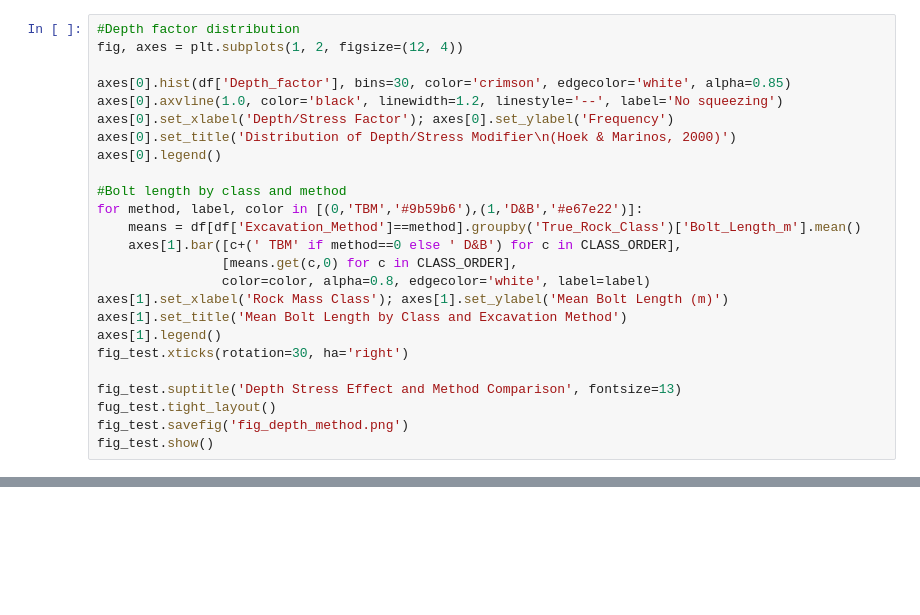
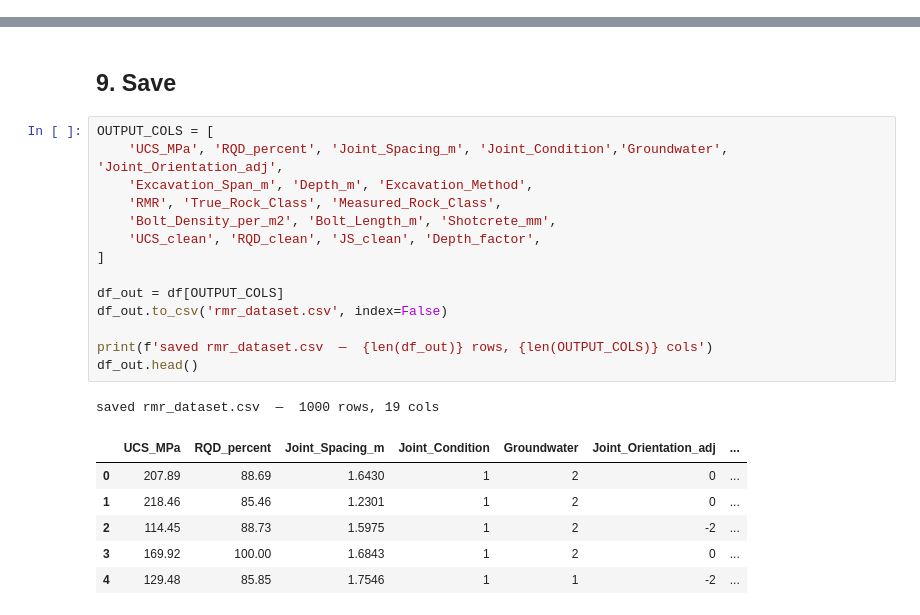
Before and after one commit to sayanmondal31694-sys/rmr-tunnel-support-designer-app, a Jupyter notebook: rmr_dataset_generator.ipynb, the cells around one changed output, grey strips where cells are left out. Drawn from its saved outputs; the diff is of its cells as text; blank space fills up the shorter version.

```diff
--- a/rmr_dataset_generator.ipynb
+++ b/rmr_dataset_generator.ipynb
@@ -457,25 +0,0 @@ NameError: name 'fig_test' is not defined
-# %%
-#Depth factor distribution
-fig, axes = plt.subplots(1, 2, figsize=(12, 4))
-
-axes[0].hist(df['Depth_factor'], bins=30, color='crimson', edgecolor='white', alpha=0.85)
-axes[0].axvline(1.0, color='black', linewidth=1.2, linestyle='--', label='No squeezing')
-axes[0].set_xlabel('Depth/Stress Factor'); axes[0].set_ylabel('Frequency')
-axes[0].set_title('Distribution of Depth/Stress Modifier\n(Hoek & Marinos, 2000)')
-axes[0].legend()
-
-#Bolt length by class and method
-for method, label, color in [(0,'TBM','#9b59b6'),(1,'D&B','#e67e22')]:
-    means = df[df['Excavation_Method']==method].groupby('True_Rock_Class')['Bolt_Length_m'].mean()
-    axes[1].bar([c+(' TBM' if method==0 else ' D&B') for c in CLASS_ORDER],
-                [means.get(c,0) for c in CLASS_ORDER],
-                color=color, alpha=0.8, edgecolor='white', label=label)
-axes[1].set_xlabel('Rock Mass Class'); axes[1].set_ylabel('Mean Bolt Length (m)')
-axes[1].set_title('Mean Bolt Length by Class and Excavation Method')
-axes[1].legend()
-fig_test.xticks(rotation=30, ha='right')
-
-fig_test.suptitle('Depth Stress Effect and Method Comparison', fontsize=13)
-fug_test.tight_layout()
-fig_test.savefig('fig_depth_method.png')
-fig_test.show()
@@ -584,0 +567,24 @@ df_out.to_csv('rmr_dataset.csv', index=False)
+# %% [markdown]
+## 9. Save
+# %%
+OUTPUT_COLS = [
+    'UCS_MPa', 'RQD_percent', 'Joint_Spacing_m', 'Joint_Condition','Groundwater', 'Joint_Orientation_adj',
+    'Excavation_Span_m', 'Depth_m', 'Excavation_Method',
+    'RMR', 'True_Rock_Class', 'Measured_Rock_Class',
+    'Bolt_Density_per_m2', 'Bolt_Length_m', 'Shotcrete_mm',
+    'UCS_clean', 'RQD_clean', 'JS_clean', 'Depth_factor',
+]
+
+df_out = df[OUTPUT_COLS]
+df_out.to_csv('rmr_dataset.csv', index=False)
+
+print(f'saved rmr_dataset.csv  —  {len(df_out)} rows, {len(OUTPUT_COLS)} cols')
+df_out.head()
+# %% [output]
+saved rmr_dataset.csv  —  1000 rows, 19 cols
+|  | UCS_MPa | RQD_percent | Joint_Spacing_m | Joint_Condition | Groundwater | Joint_Orientation_adj | ... |
+| 0 | 207.89 | 88.69 | 1.6430 | 1 | 2 | 0 | ... |
+| 1 | 218.46 | 85.46 | 1.2301 | 1 | 2 | 0 | ... |
+| 2 | 114.45 | 88.73 | 1.5975 | 1 | 2 | -2 | ... |
+| 3 | 169.92 | 100.00 | 1.6843 | 1 | 2 | 0 | ... |
+| 4 | 129.48 | 85.85 | 1.7546 | 1 | 1 | -2 | ... |
```
Also changed, not shown: parts of 48 cells of this notebook.
